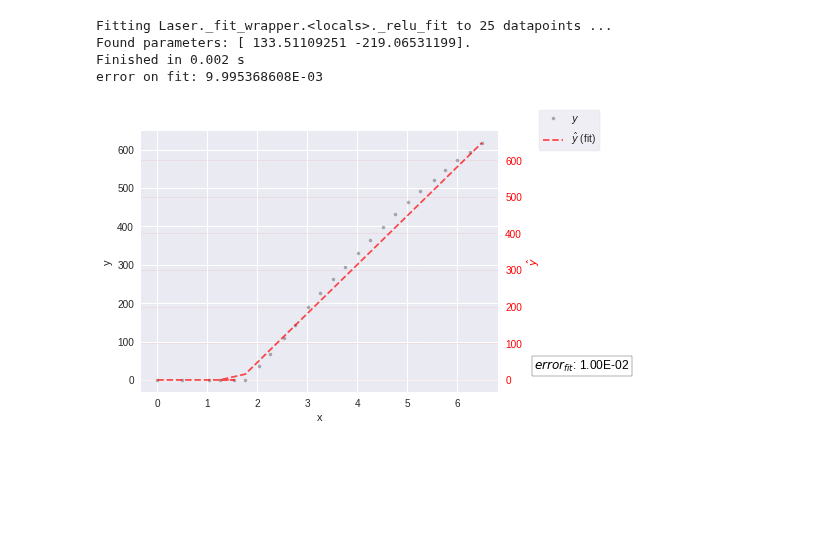
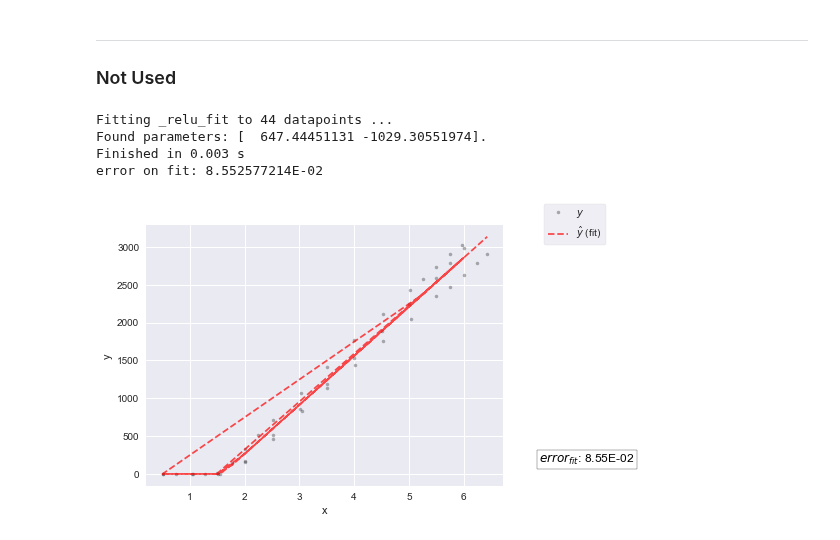
Before and after one commit to martinholub/sicm, a Jupyter notebook: notebooks/laser_calibration.ipynb, the cells around one changed output. Cells and saved outputs as stored; diff of their text form; code cells hidden in the pictures; blank space fills up the shorter version.

```diff
--- a/notebooks/laser_calibration.ipynb
+++ b/notebooks/laser_calibration.ipynb
@@ -19,13 +20,13 @@ ImportError: cannot import name 'plot_generic' from 'sicm.plots' (unknown locati
 Xs = []
 Ys = []
 data_dir = "S:\\UsersData\\Martin\\2019\\04_April\\12"
-data_dir = "/run/user/1000/gvfs/smb-share:server=itet-stor.ee.ethz.ch,share=mholub/sicm/UsersData/Martin/2019/05_May"
+# data_dir = "/run/user/1000/gvfs/smb-share:server=itet-stor.ee.ethz.ch,share=mholub/sicm/UsersData/Martin/2019/05_May"
 fname_base = "laser_calibration_00{}.csv"
-for exp_num in [4]:
+for exp_num in range(1,4):
     fname = fname_base.format(exp_num)
     fpath = os.path.normpath(os.path.join(data_dir, fname))
 
-    df = pd.read_csv(fpath, header = None, index_col = False, sep = ",", usecols = [0, 1, 2])
+    df = pd.read_csv(fpath, header = None, index_col = False, sep = ";", usecols = [0, 1, 2])
     df.columns = [x + " [" + y + "]" for x, y in zip(df.iloc[0, :].values, df.iloc[1, :].values)]
     df = df.drop([0, 1]).reset_index().astype(np.float)
     Xs.append(df["diode current [a.u.]"].values)
@@ -33,9 +63,12 @@ for exp_num in [4]:
+# %% [markdown]
+-------
+### Not Used
 # %%
-laser = Laser(np.asarray(Xs[0][1:]), np.asarray(Ys[0][1:]))
-laser.fit()
+laser = Laser(np.concatenate(Xs), np.concatenate(Ys))
+laser.fit_model()
 # %% [output]
-Fitting Laser._fit_wrapper.<locals>._relu_fit to 25 datapoints ...
-Found parameters: [ 133.51109251 -219.06531199].
-Finished in 0.002 s
-error on fit: 9.995368608E-03
+Fitting _relu_fit to 44 datapoints ...
+Found parameters: [  647.44451131 -1029.30551974].
+Finished in 0.003 s
+error on fit: 8.552577214E-02
-[figure, old version]
+[figure, new version]
```
Also changed, not shown: parts of 5 cells of this notebook, 6 other files.
